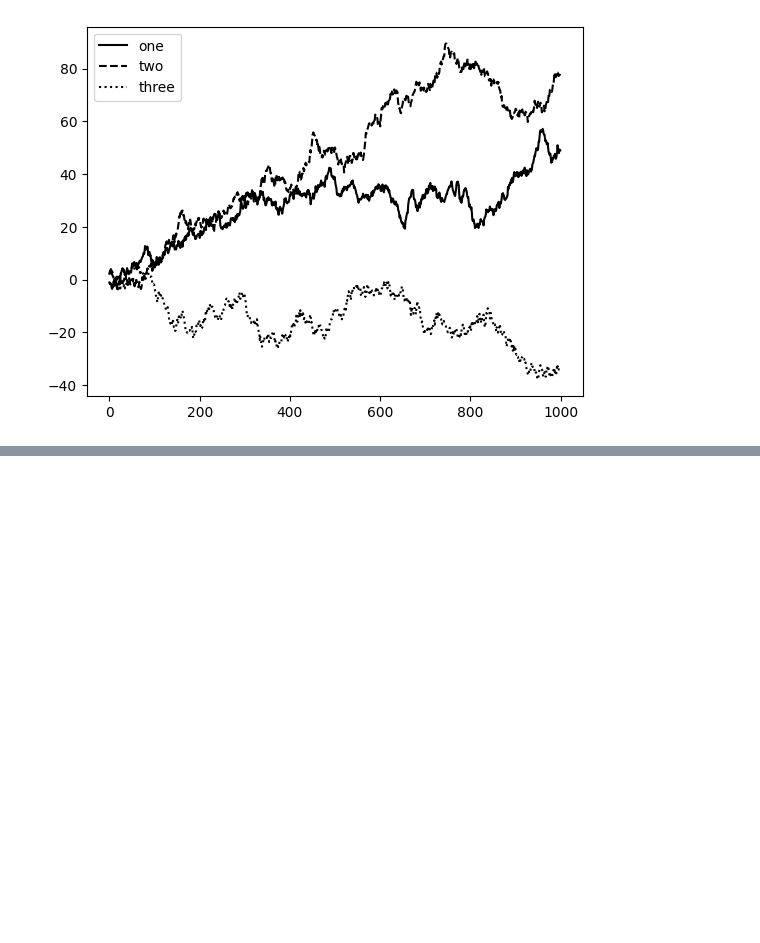
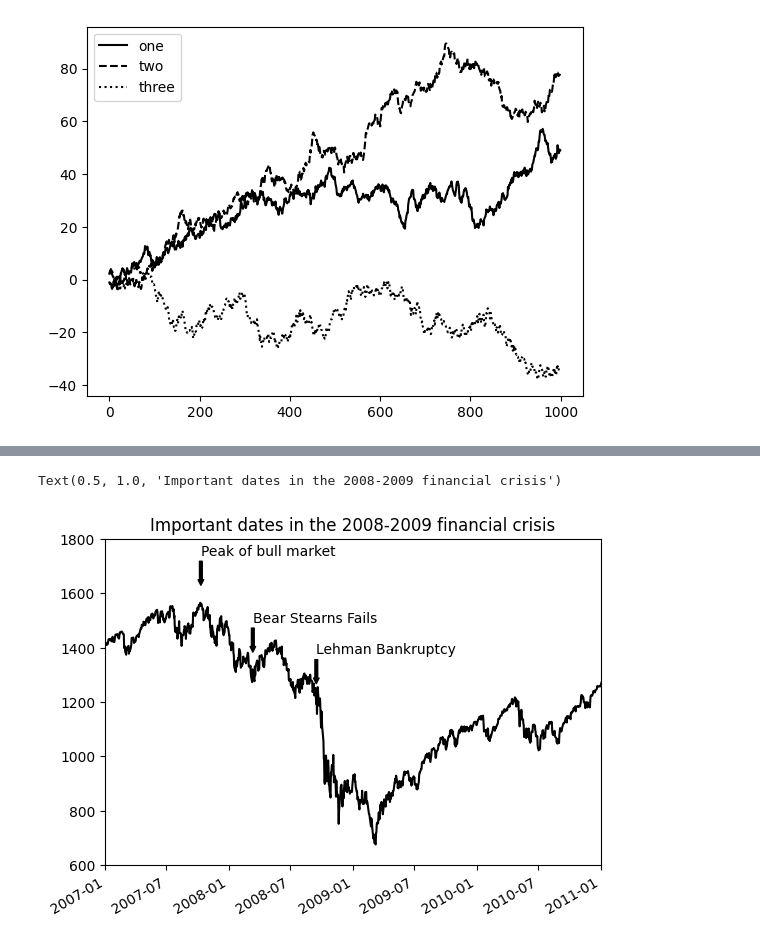
Before and after one commit to f-ckyou/pandas, a Jupyter notebook: pd-9/1_matplotlib_API_primer.ipynb, the cells around one changed output, grey strips where cells are left out. Drawn from its saved outputs; the diff is of its cells as text; code cells hidden in the pictures; blank space fills up the shorter version.

```diff
--- a/pd-9/1_matplotlib_API_primer.ipynb
+++ b/pd-9/1_matplotlib_API_primer.ipynb
@@ -339,0 +349,27 @@ ax.legend()
+# %%
+from datetime import datetime
+fig, ax = plt.subplots()
+
+data = pd.read_csv("examples/spx.csv", index_col=0, parse_dates=True)
+spx = data["SPX"]
+
+spx.plot(ax=ax, color="black")
+crisis_data = [
+    (datetime(2007, 10, 11), "Peak of bull market"),
+    (datetime(2008, 3, 12), "Bear Stearns Fails"),
+    (datetime(2008, 9, 15), "Lehman Bankruptcy")
+]
+
+for date, label in crisis_data:
+    ax.annotate(label, xy=(date, spx.asof(date) + 75),
+    xytext=(date, spx.asof(date) + 225),
+    arrowprops=dict(facecolor="black", headwidth=4, width=2, headlength=4),
+    horizontalalignment="left", verticalalignment="top")
+
+ax.set_xlim(["1/1/2007", "1/1/2011"])
+ax.set_ylim([600, 1800])
+
+ax.set_title("Important dates in the 2008-2009 financial crisis")
+# %% [output]
+Text(0.5, 1.0, 'Important dates in the 2008-2009 financial crisis')
+[figure, added]
```
Also changed, not shown: parts of 2 cells of this notebook, 1 other file.
